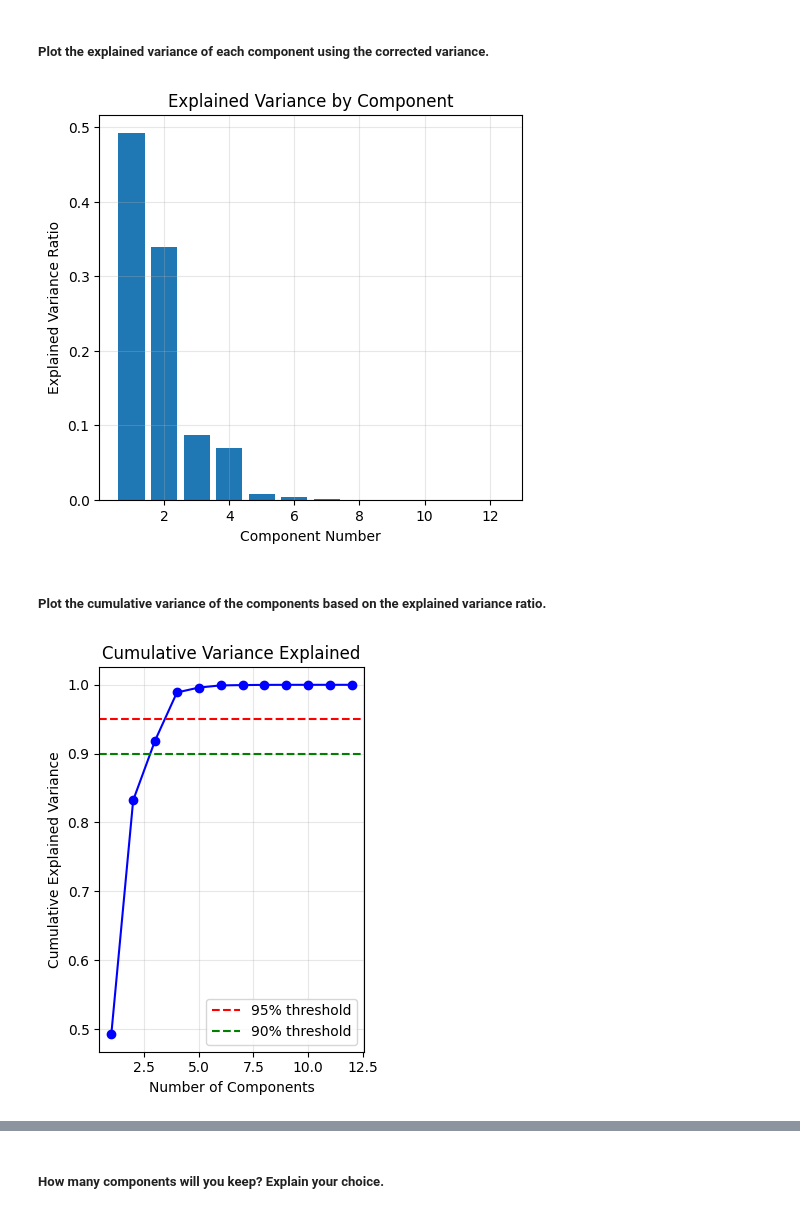
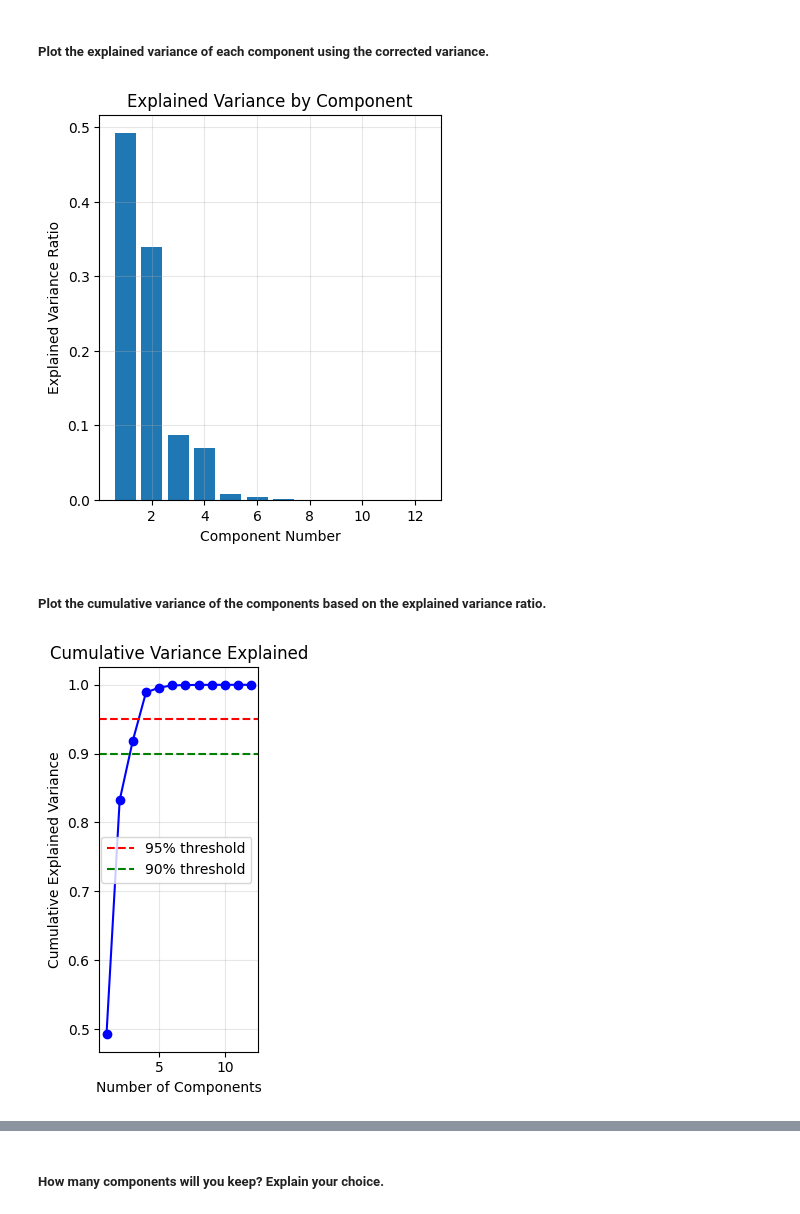
Before and after one commit to Benbakreti0Amine/data_analysis_project_M1CNS, a Jupyter notebook: TD4_5.ipynb, the cells around one changed output, grey strips where cells are left out. Drawn from its saved outputs; the diff is of its cells as text; code cells hidden in the pictures.

```diff
--- a/TD4_5.ipynb
+++ b/TD4_5.ipynb
@@ -111,8 +111,7 @@ array([[-1.78470346, -2.21575484, -2.32022415, ...,  1.8737626 ,
 The main parameter of this method is the max number of components. In this project, we will choose it to be equal to the max number of variables in the data.
 # %%
 pca = PCA(n_components=X.shape[1])
-
-X_pca = pca.fit_transform(X_scaled)
+X_pca_full = pca.fit_transform(X_scaled)
 # %% [markdown]
 ### Interpreting the components
 
@@ -120,24 +119,22 @@ The next step is to choose the number of components to keep.
 # %% [markdown]
 ##### Plot the explained variance of each component using the corrected variance.
 # %%
-plt.figure(figsize=(12, 5))
-
-plt.subplot(1, 2, 1)
+plt.figure(figsize=(15, 5))
+plt.subplot(1, 3, 1)
 plt.bar(range(1, len(pca.explained_variance_ratio_) + 1),
         pca.explained_variance_ratio_)
 plt.xlabel('Component Number')
 plt.ylabel('Explained Variance Ratio')
 plt.title('Explained Variance by Component')
 plt.grid(True, alpha=0.3)
 # %% [output]
-[figure, old version]
+[figure, new version]
 # %% [markdown]
 ##### Plot the cumulative variance of the components based on the explained variance ratio.
 # %%
-plt.subplot(1, 2, 2)
+plt.subplot(1, 3, 2)
 cumulative_variance = np.cumsum(pca.explained_variance_ratio_)
-plt.plot(range(1, len(cumulative_variance) + 1),
-         cumulative_variance, 'bo-')
+plt.plot(range(1, len(cumulative_variance) + 1), cumulative_variance, 'bo-')
 plt.axhline(y=0.95, color='r', linestyle='--', label='95% threshold')
 plt.axhline(y=0.90, color='g', linestyle='--', label='90% threshold')
 plt.xlabel('Number of Components')
@@ -149,5 +146,5 @@ plt.grid(True, alpha=0.3)
 plt.tight_layout()
 plt.show()
 # %% [output]
-[figure, old version]
+[figure, new version]
 # %%
```
Also changed, not shown: parts of 9 cells of this notebook, 1 other file.
